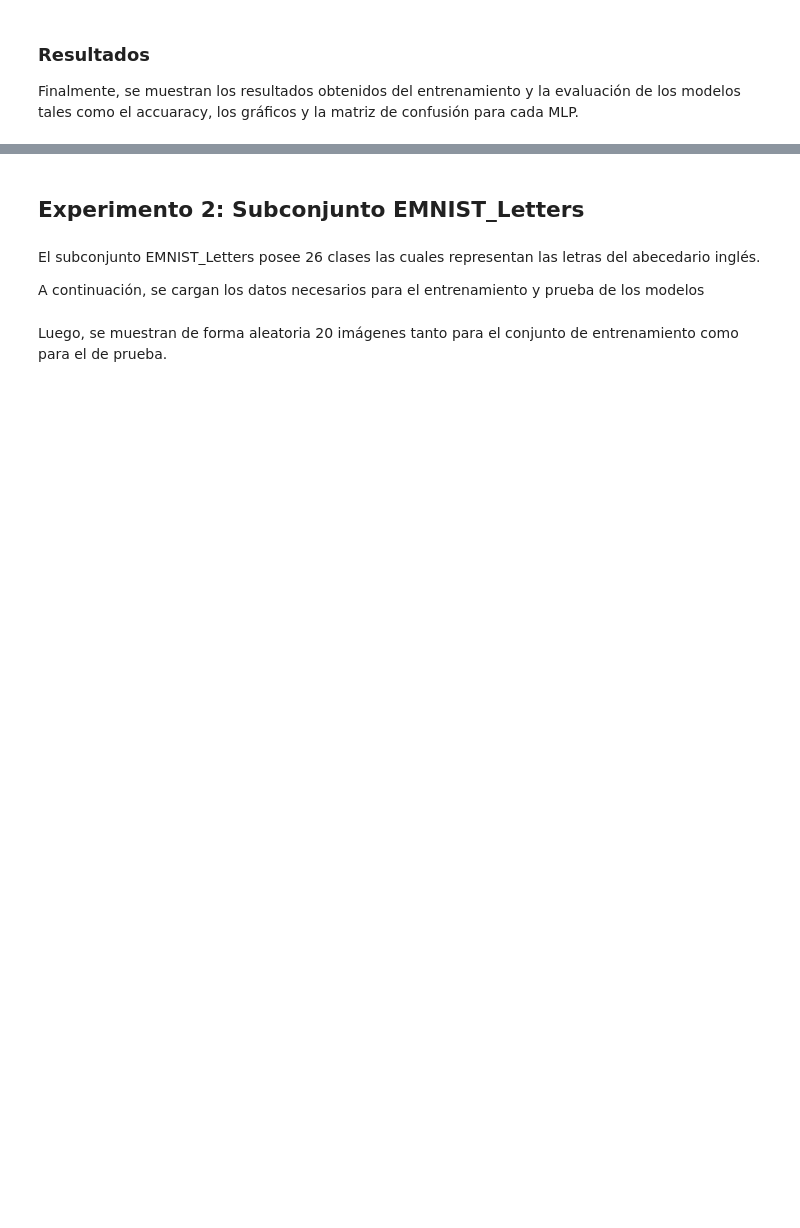
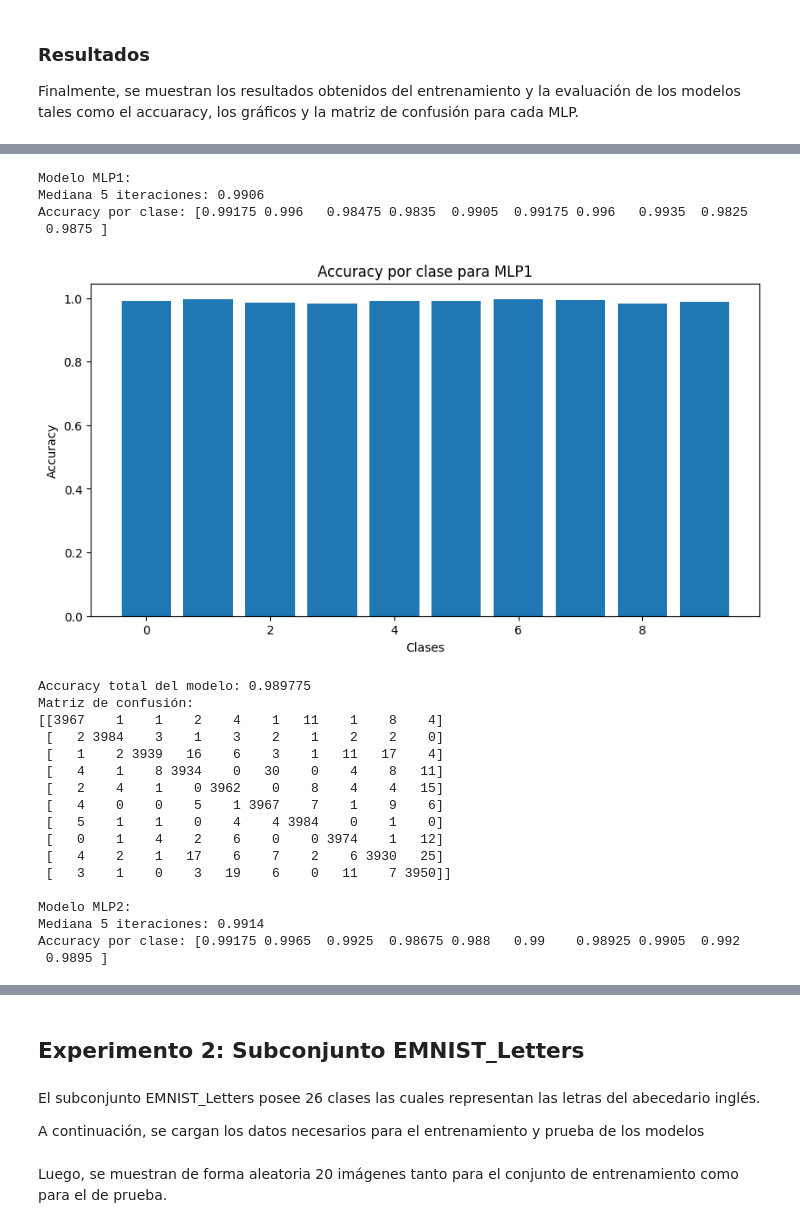
Before and after one commit to iChavy/Tareas_AA, a Jupyter notebook: Tarea 2/xavier.ipynb, the cells around one changed output, grey strips where cells are left out. Saved outputs shown, nothing was run; the diff lists cells and outputs as text; code cells hidden in the pictures; blank space fills up the shorter version.

```diff
--- a/Tarea 2/xavier.ipynb
+++ b/Tarea 2/xavier.ipynb
@@ -350,0 +474,73 @@ Mediana Diggits: 0.9888
+# %%
+
+
+
+'''
+# Combinar los resultados de los modelos
+resultados_1 = [resultados_MLP1_exp1, resultados_MLP2_exp1, resultados_MLP3_exp1]
+
+# Configuración para los gráficos
+colors = ['blue', 'orange', 'green']  # Colores para cada modelo
+labels = ['MLP1', 'MLP2', 'MLP3']  # Etiquetas para cada modelo
+
+# Preparar los datos para el gráfico conjunto
+fig, ax = plt.subplots(figsize=(10, 5))  # Aumentar el tamaño horizontal del gráfico
+width = 0.25  # Ancho de las barras
+x = np.arange(10)  # Clases de 0 a 9 (ajustar si hay más clases)
+
+for i, resultados_modelo in enumerate(resultados_1):
+    # Extraer accuracy por clase del modelo actual
+    _, acc_clase, _, _ = resultados_modelo[0]  # La primera iteración contiene acc_clase
+    # Dibujar las barras
+    bars = ax.bar(x + i * width, acc_clase, width=width, label=labels[i], color=colors[i])
+
+# Configurar el gráfico
+ax.set_xlabel("Clases")
+ax.set_ylabel("Accuracy")
+ax.set_title("Accuracy por clase para los modelos MLP")
+ax.set_xticks(x + width)  # Ajustar las posiciones de las etiquetas en el eje X
+ax.set_xticklabels([str(i) for i in range(10)])  # Mostrar las clases de 0 a 9
+ax.legend(loc='upper right', bbox_to_anchor=(1.15, 1))  # Mover la leyenda a la derecha, fuera de las barras
+
+plt.tight_layout()
+plt.show()
+
+# Métricas por modelo
+median_digits = []
+for i, resultados_modelo in enumerate(resultados_1):
+    mediana_acc, acc_clase, matriz_conf, acc_totales = resultados_modelo[0]  # La primera iteración contiene las métricas finales
+    print(f"\nModelo {labels[i]}:")
+    print(f"Mediana 5 iteraciones: {mediana_acc:.4f}")
+    print(f"Accuracy por clase: {acc_clase}")
+    print(f"Accuracy total del modelo: {acc_totales}")
+    print(f"Matriz de confusión:")
+    print(np.array2string(matriz_conf, max_line_width=np.inf, separator=' '))
+    median_digits.append(mediana_acc)
+
+# Mediana general de los modelos
+print(f"\nMediana general de los modelos: {np.median(median_digits):.4f}")
+
+'''
+# %% [output]
+Modelo MLP1:
+Mediana 5 iteraciones: 0.9906
+Accuracy por clase: [0.99175 0.996   0.98475 0.9835  0.9905  0.99175 0.996   0.9935  0.9825
+ 0.9875 ]
+[figure, added]
+Accuracy total del modelo: 0.989775
+Matriz de confusión:
+[[3967    1    1    2    4    1   11    1    8    4]
+ [   2 3984    3    1    3    2    1    2    2    0]
+ [   1    2 3939   16    6    3    1   11   17    4]
+ [   4    1    8 3934    0   30    0    4    8   11]
+ [   2    4    1    0 3962    0    8    4    4   15]
+ [   4    0    0    5    1 3967    7    1    9    6]
+ [   5    1    1    0    4    4 3984    0    1    0]
+ [   0    1    4    2    6    0    0 3974    1   12]
+ [   4    2    1   17    6    7    2    6 3930   25]
+ [   3    1    0    3   19    6    0   11    7 3950]]
+
+Modelo MLP2:
+Mediana 5 iteraciones: 0.9914
+Accuracy por clase: [0.99175 0.9965  0.9925  0.98675 0.988   0.99    0.98925 0.9905  0.992
+ 0.9895 ]
```
Also changed, not shown: parts of 24 cells of this notebook.
